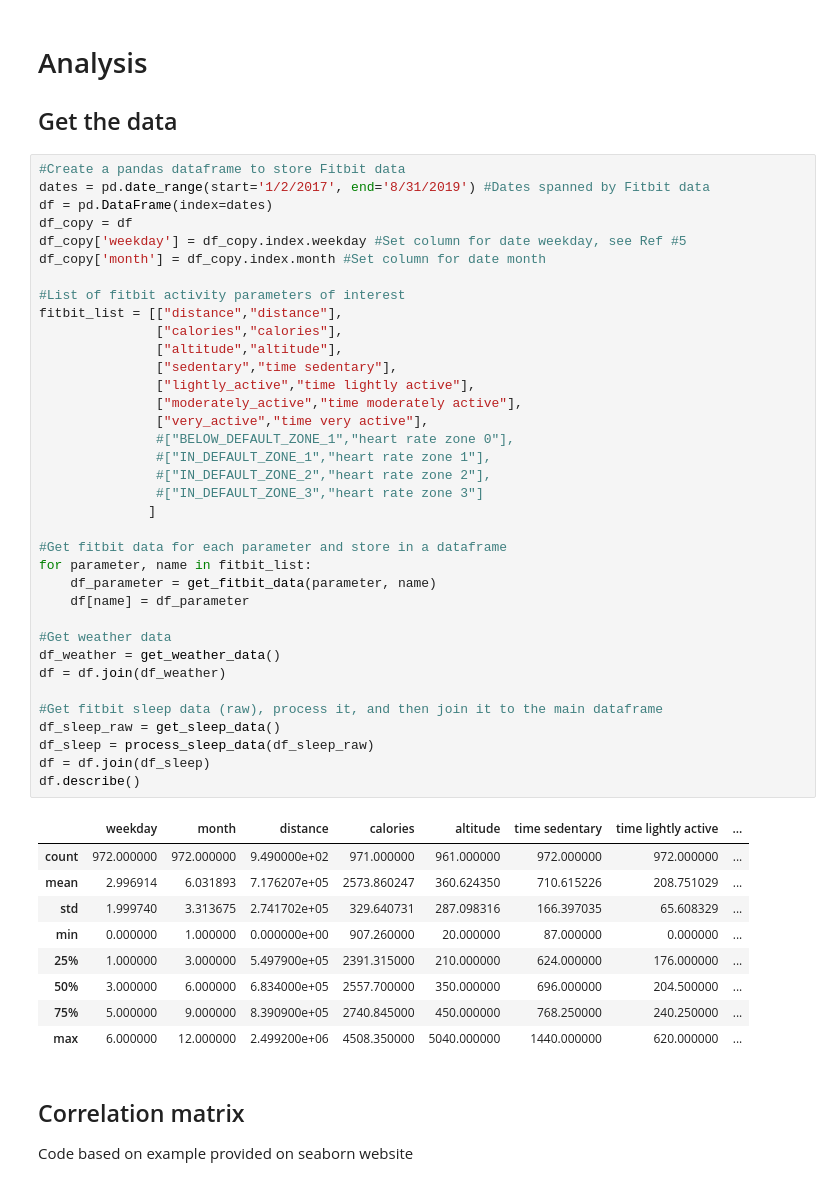
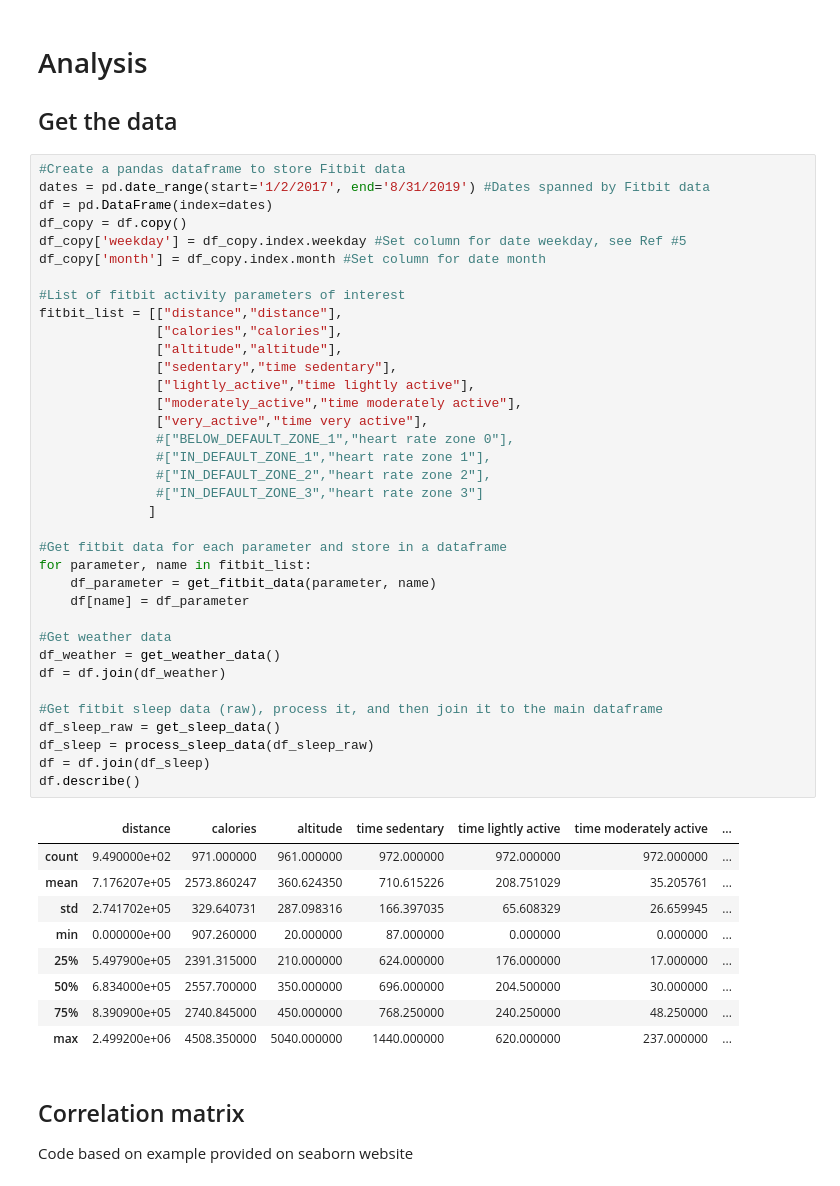
Before and after one commit to Amita22/Machine-Learning-Fitbit-Sleep, a Jupyter notebook: analysis.ipynb, the cells around one changed output. Cells and saved outputs as stored; diff of their text form.

```diff
--- a/analysis.ipynb
+++ b/analysis.ipynb
@@ -319,48 +319,48 @@ def plot_residuals(model: str, pred_train: pd.DataFrame, pred_test: pd.DataFrame
 #Create a pandas dataframe to store Fitbit data
 dates = pd.date_range(start='1/2/2017', end='8/31/2019') #Dates spanned by Fitbit data
 df = pd.DataFrame(index=dates)
-df_copy = df
+df_copy = df.copy()
 df_copy['weekday'] = df_copy.index.weekday #Set column for date weekday, see Ref #5
 df_copy['month'] = df_copy.index.month #Set column for date month
 
 #List of fitbit activity parameters of interest
 fitbit_list = [["distance","distance"],
                ["calories","calories"],
                ["altitude","altitude"],
                ["sedentary","time sedentary"],
                ["lightly_active","time lightly active"],
                ["moderately_active","time moderately active"],
                ["very_active","time very active"],
                #["BELOW_DEFAULT_ZONE_1","heart rate zone 0"],
                #["IN_DEFAULT_ZONE_1","heart rate zone 1"],
                #["IN_DEFAULT_ZONE_2","heart rate zone 2"],
                #["IN_DEFAULT_ZONE_3","heart rate zone 3"]
               ]
 
 #Get fitbit data for each parameter and store in a dataframe
 for parameter, name in fitbit_list:
     df_parameter = get_fitbit_data(parameter, name)
     df[name] = df_parameter
 
 #Get weather data
 df_weather = get_weather_data()
 df = df.join(df_weather)
 
 #Get fitbit sleep data (raw), process it, and then join it to the main dataframe
 df_sleep_raw = get_sleep_data()
 df_sleep = process_sleep_data(df_sleep_raw)
 df = df.join(df_sleep)
 df.describe()
 # %% [output]
-|  | weekday | month | distance | calories | altitude | time sedentary | time lightly active | ... |
-| count | 972.000000 | 972.000000 | 9.490000e+02 | 971.000000 | 961.000000 | 972.000000 | 972.000000 | ... |
-| mean | 2.996914 | 6.031893 | 7.176207e+05 | 2573.860247 | 360.624350 | 710.615226 | 208.751029 | ... |
-| std | 1.999740 | 3.313675 | 2.741702e+05 | 329.640731 | 287.098316 | 166.397035 | 65.608329 | ... |
-| min | 0.000000 | 1.000000 | 0.000000e+00 | 907.260000 | 20.000000 | 87.000000 | 0.000000 | ... |
-| 25% | 1.000000 | 3.000000 | 5.497900e+05 | 2391.315000 | 210.000000 | 624.000000 | 176.000000 | ... |
-| 50% | 3.000000 | 6.000000 | 6.834000e+05 | 2557.700000 | 350.000000 | 696.000000 | 204.500000 | ... |
-| 75% | 5.000000 | 9.000000 | 8.390900e+05 | 2740.845000 | 450.000000 | 768.250000 | 240.250000 | ... |
-| max | 6.000000 | 12.000000 | 2.499200e+06 | 4508.350000 | 5040.000000 | 1440.000000 | 620.000000 | ... |
+|  | distance | calories | altitude | time sedentary | time lightly active | time moderately active | ... |
+| count | 9.490000e+02 | 971.000000 | 961.000000 | 972.000000 | 972.000000 | 972.000000 | ... |
+| mean | 7.176207e+05 | 2573.860247 | 360.624350 | 710.615226 | 208.751029 | 35.205761 | ... |
+| std | 2.741702e+05 | 329.640731 | 287.098316 | 166.397035 | 65.608329 | 26.659945 | ... |
+| min | 0.000000e+00 | 907.260000 | 20.000000 | 87.000000 | 0.000000 | 0.000000 | ... |
+| 25% | 5.497900e+05 | 2391.315000 | 210.000000 | 624.000000 | 176.000000 | 17.000000 | ... |
+| 50% | 6.834000e+05 | 2557.700000 | 350.000000 | 696.000000 | 204.500000 | 30.000000 | ... |
+| 75% | 8.390900e+05 | 2740.845000 | 450.000000 | 768.250000 | 240.250000 | 48.250000 | ... |
+| max | 2.499200e+06 | 4508.350000 | 5040.000000 | 1440.000000 | 620.000000 | 237.000000 | ... |
 # %% [markdown]
 ## Correlation matrix
 Code based on example provided on seaborn website
```
Also changed, not shown: parts of 4 cells of this notebook, 1 other file.
